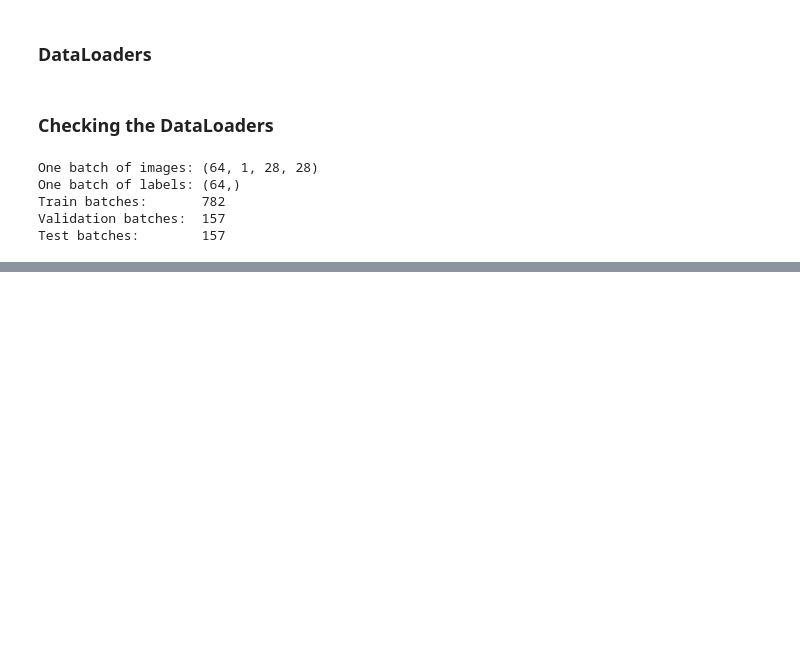
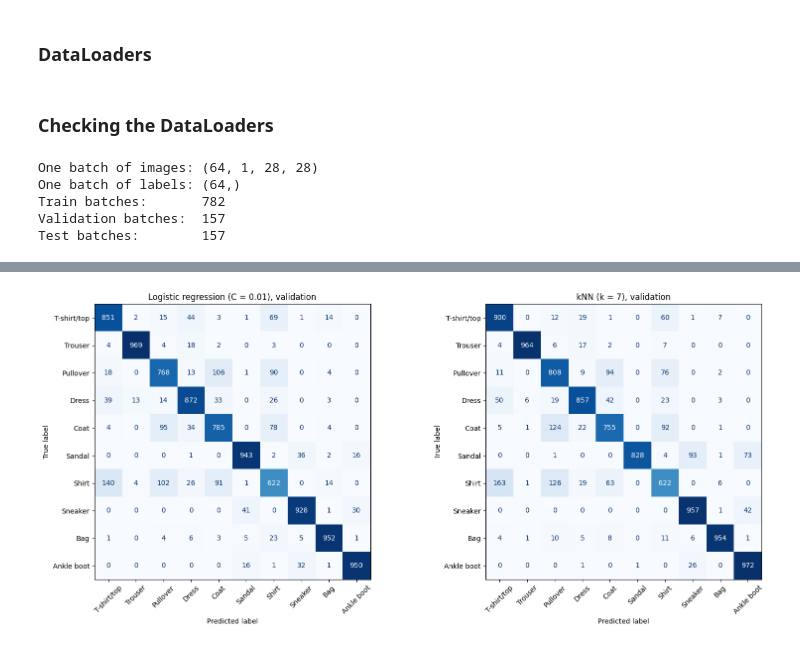
Before and after one commit to butthamza20/ECS708U-P-Fashion-MNIST-Coursework, a Jupyter notebook: ECS708U_P_Fashion_MNIST_Coursework.ipynb, the cells around one changed output, grey strips where cells are left out. Saved outputs shown, nothing was run; the diff lists cells and outputs as text; code cells hidden in the pictures; blank space fills up the shorter version.

```diff
--- a/ECS708U_P_Fashion_MNIST_Coursework.ipynb
+++ b/ECS708U_P_Fashion_MNIST_Coursework.ipynb
@@ -211,0 +702,11 @@ Test batches:        157
+# %%
+# Final logistic regression with the C selected on validation
+final_log_reg = LogisticRegression(C=best_C, max_iter=MAX_ITER, random_state=SEED)
+
+start = time.time()
+final_log_reg.fit(X_train_scaled, y_train)
+print(f"Fit time: {time.time() - start:.0f} s   iterations: {final_log_reg.n_iter_[0]}")
+
+final_lr_train_acc = accuracy_score(y_train, final_log_reg.predict(X_train_scaled))
+final_lr_val_acc = accuracy_score(y_val, final_log_reg.predict(X_val_scaled))
+print(f"Final logistic regression (C = {best_C}): train {final_lr_train_acc:.4f}   val {final_lr_val_acc:.4f}")
@@ -211,0 +716,6 @@ Test batches:        157
+# %%
+# Final kNN with the k selected on validation (taken from the sweep, not typed in)
+best_k = best["k"]
+final_knn = KNeighborsClassifier(n_neighbors=best_k, n_jobs=-1)
+final_knn.fit(X_train, y_train)
+print(f"Final kNN: k = {best_k}")
@@ -211,0 +746,10 @@ Test batches:        157
+# %%
+# Class names instead of 0-9 in all reports
+class_names = train_data.classes
+
+# Predictions from the final models (saved so 1.3 can reuse them without waiting again)
+lr_val_pred = final_log_reg.predict(X_val_scaled)
+knn_val_pred = final_knn.predict(X_val)          # about a minute
+
+print(f"Validation accuracy, logistic regression (C = {best_C}): {accuracy_score(y_val, lr_val_pred):.4f}")
+print(f"Validation accuracy, kNN (k = {best_k}):                  {accuracy_score(y_val, knn_val_pred):.4f}")
@@ -211,0 +827,18 @@ Test batches:        157
+# %%
+# Rows = true class, columns = predicted class; the diagonal holds correct predictions
+fig, axes = plt.subplots(1, 2, figsize=(16, 7))
+
+ConfusionMatrixDisplay.from_predictions(
+    y_val, lr_val_pred, display_labels=class_names,
+    xticks_rotation=45, cmap="Blues", colorbar=False, ax=axes[0])
+axes[0].set_title(f"Logistic regression (C = {best_C}), validation")
+
+ConfusionMatrixDisplay.from_predictions(
+    y_val, knn_val_pred, display_labels=class_names,
+    xticks_rotation=45, cmap="Blues", colorbar=False, ax=axes[1])
+axes[1].set_title(f"kNN (k = {best_k}), validation")
+
+plt.tight_layout()
+plt.show()
+# %% [output]
+[figure, added]
```
Also changed, not shown: parts of 81 cells of this notebook.
